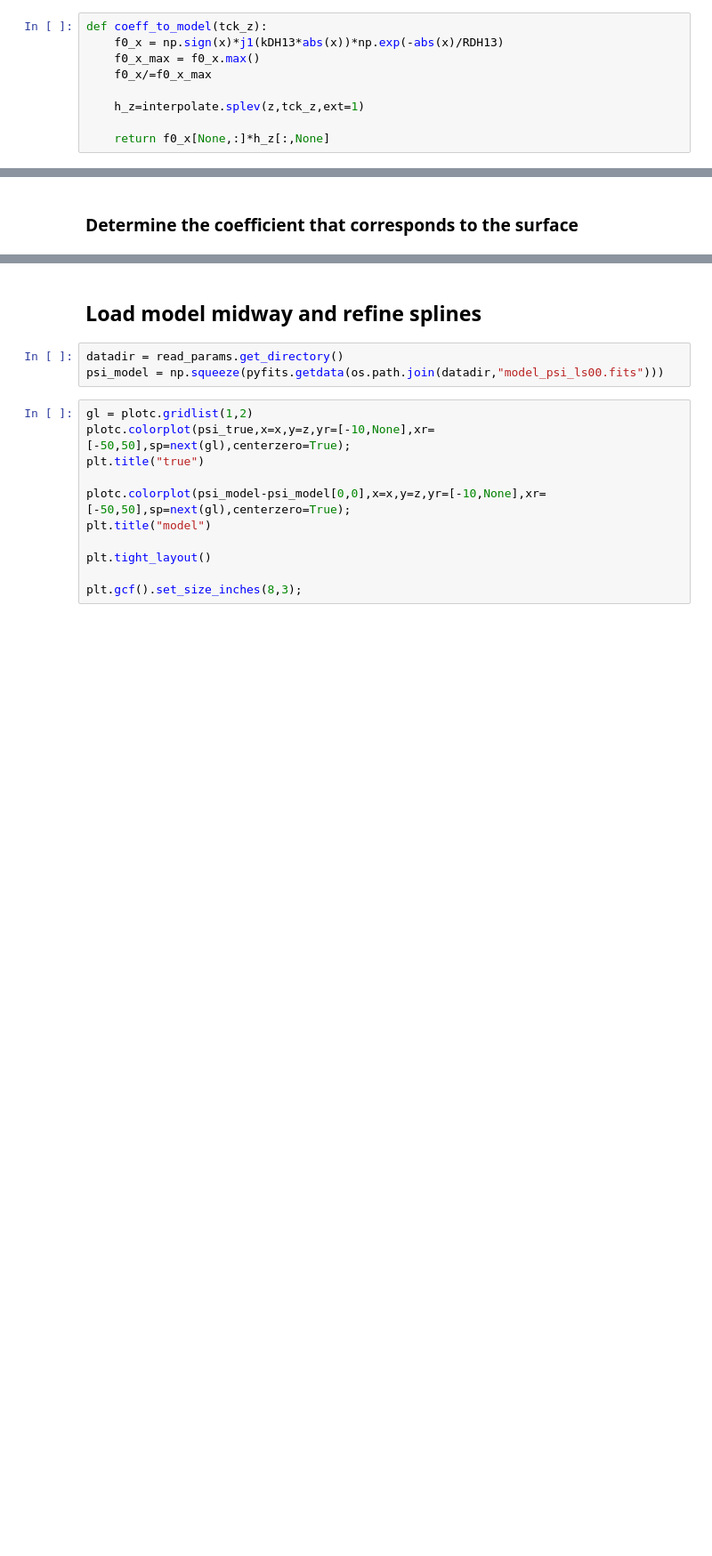
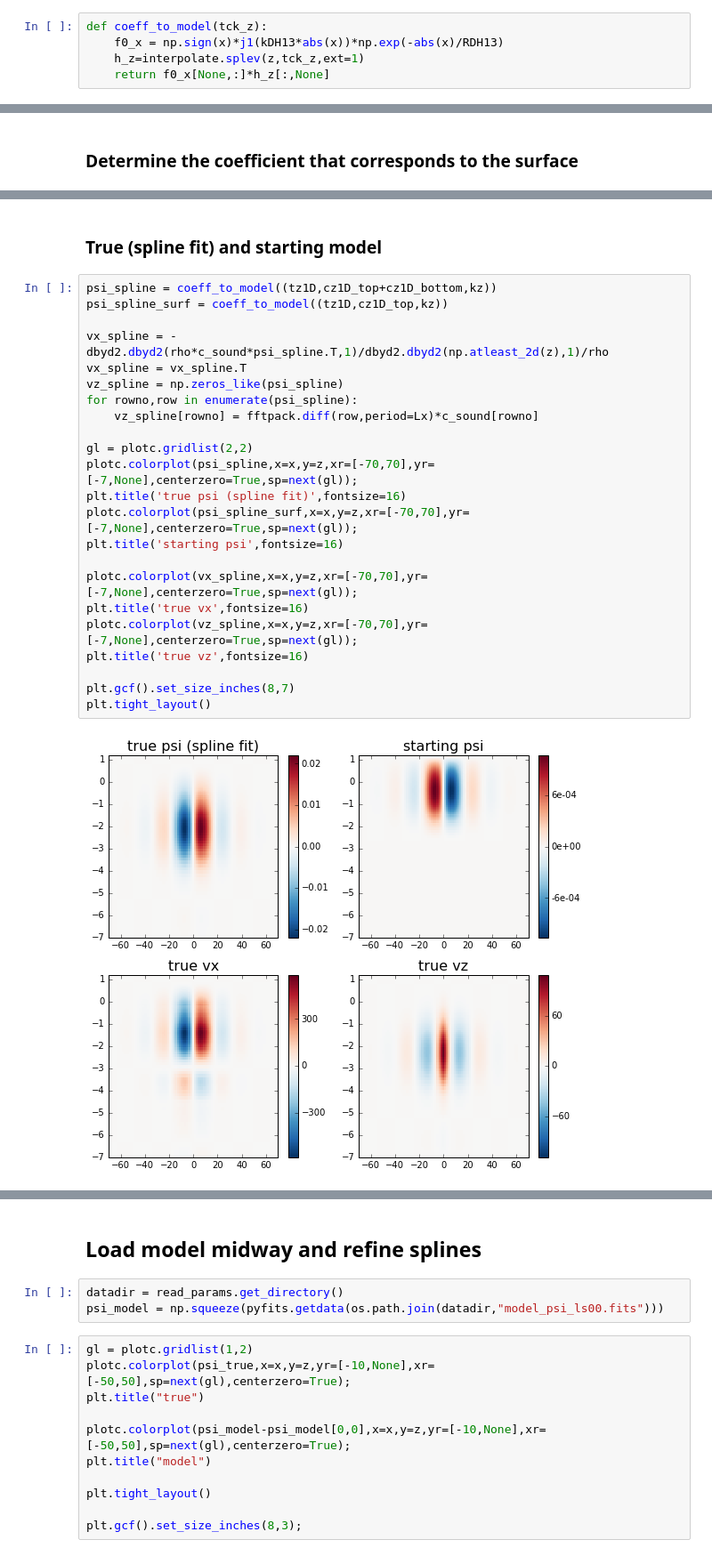
Before and after one commit to jishnub/sparc_flows, a Jupyter notebook: Supergranule_Spline.ipynb, the cells around one changed output, grey strips where cells are left out. Shown at 89% size. Cells and saved outputs as stored; diff of their text form; blank space fills up the shorter version.

```diff
--- a/Supergranule_Spline.ipynb
+++ b/Supergranule_Spline.ipynb
@@ -70,11 +38,7 @@ psi_spline = psi_true[z>z_cutoff,nx_max]
 # %%
 def coeff_to_model(tck_z):
     f0_x = np.sign(x)*j1(kDH13*abs(x))*np.exp(-abs(x)/RDH13)
-    f0_x_max = f0_x.max()
-    f0_x/=f0_x_max
-
     h_z=interpolate.splev(z,tck_z,ext=1)
-
     return f0_x[None,:]*h_z[:,None]
 # %%
 s_misfit = []
@@ -153,0 +153,27 @@ plt.ylim(cz1D_bottom.min()-0.001,cz1D_bottom.max()*1.2);
+# %% [markdown]
+### True (spline fit) and starting model
+# %%
+psi_spline = coeff_to_model((tz1D,cz1D_top+cz1D_bottom,kz))
+psi_spline_surf = coeff_to_model((tz1D,cz1D_top,kz))
+
+vx_spline = -dbyd2.dbyd2(rho*c_sound*psi_spline.T,1)/dbyd2.dbyd2(np.atleast_2d(z),1)/rho
+vx_spline = vx_spline.T
+vz_spline = np.zeros_like(psi_spline)
+for rowno,row in enumerate(psi_spline):
+    vz_spline[rowno] = fftpack.diff(row,period=Lx)*c_sound[rowno]
+
+gl = plotc.gridlist(2,2)
+plotc.colorplot(psi_spline,x=x,y=z,xr=[-70,70],yr=[-7,None],centerzero=True,sp=next(gl));
+plt.title('true psi (spline fit)',fontsize=16)
+plotc.colorplot(psi_spline_surf,x=x,y=z,xr=[-70,70],yr=[-7,None],centerzero=True,sp=next(gl));
+plt.title('starting psi',fontsize=16)
+
+plotc.colorplot(vx_spline,x=x,y=z,xr=[-70,70],yr=[-7,None],centerzero=True,sp=next(gl));
+plt.title('true vx',fontsize=16)
+plotc.colorplot(vz_spline,x=x,y=z,xr=[-70,70],yr=[-7,None],centerzero=True,sp=next(gl));
+plt.title('true vz',fontsize=16)
+
+plt.gcf().set_size_inches(8,7)
+plt.tight_layout()
+# %% [output]
+[figure, added]
```
Also changed, not shown: parts of 23 cells of this notebook, 10 other files.
